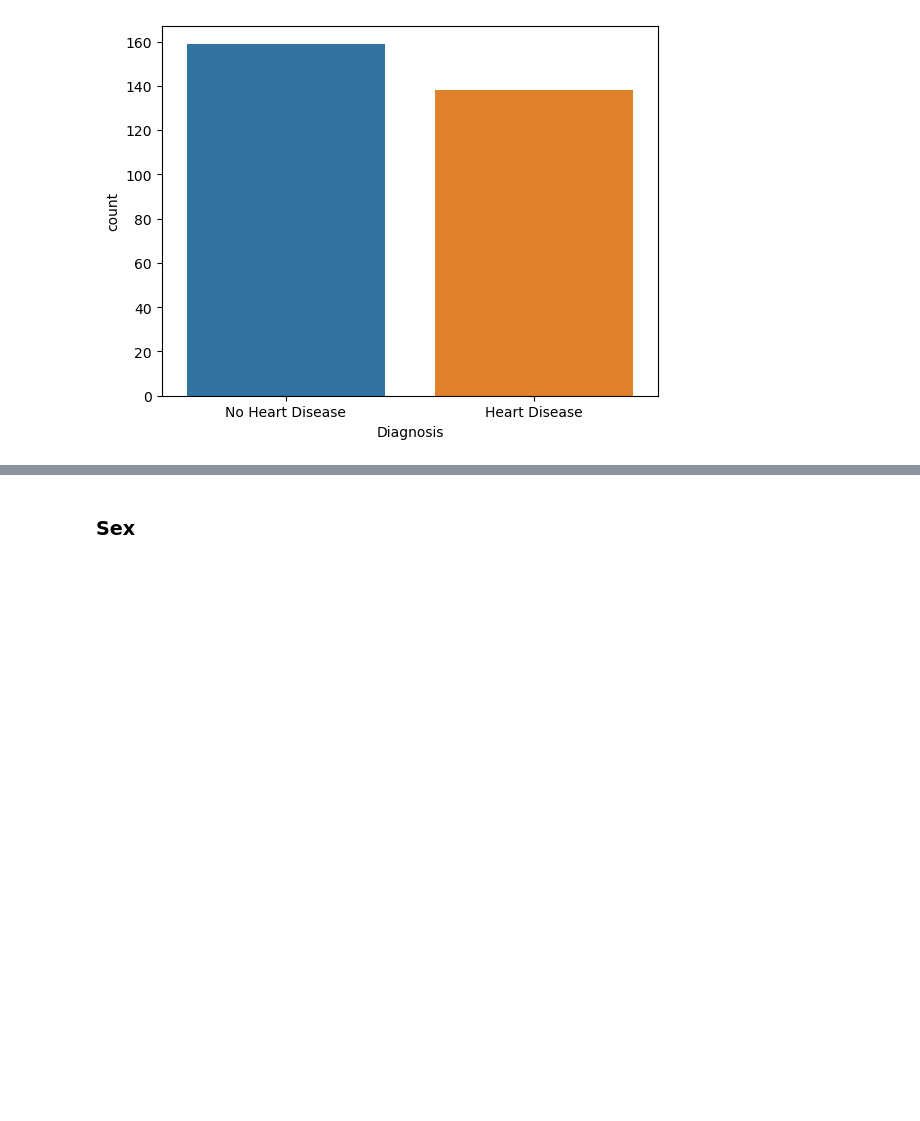
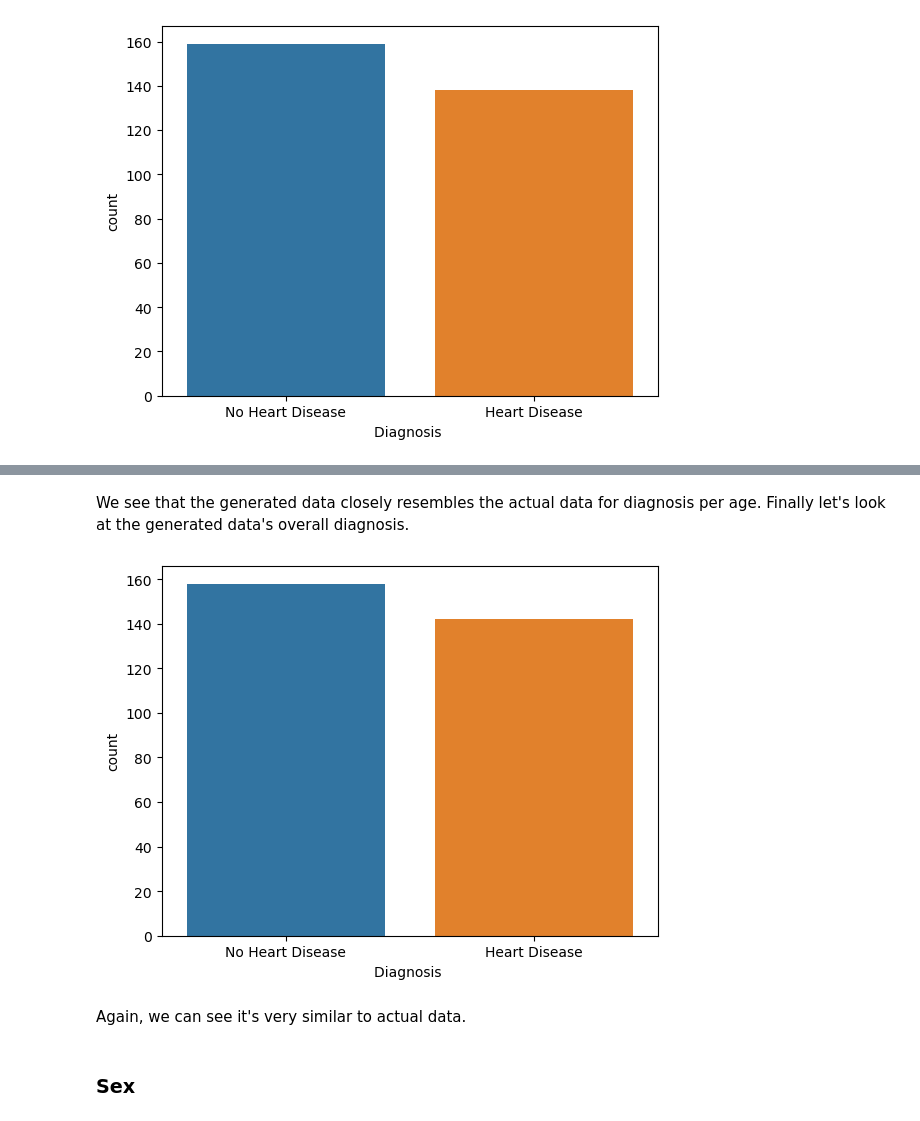
Before and after one commit to frankquinn89/PROGRAMMING_FOR_DATA_ANALYSIS, a Jupyter notebook: project.ipynb, the cells around one changed output, grey strips where cells are left out. Saved outputs shown, nothing was run; the diff lists cells and outputs as text; code cells hidden in the pictures; blank space fills up the shorter version.

```diff
--- a/project.ipynb
+++ b/project.ipynb
@@ -112,15 +112,15 @@ Now, let's try to generate a normal age distribution. Earlier we looked at the s
 # Set a seed to ensure consistency in generating data
 np.random.seed(6)
 
-gen_age = pd.DataFrame(columns=['age'])
+gen_data = pd.DataFrame(columns=['age','diagnosis'])
 
 # We will generate 300 data points which is similar total to existing dataset
 generate_age = np.random.normal(55,9,300)
 
 # we want to round age for plotting
-gen_age['age'] = generate_age.round(0)
+gen_data['age'] = generate_age.round(0)
 
-sb.displot(gen_age['age'])
+sb.displot(gen_data['age'])
 mplot.title("Distrubution of Generated Age")
 mplot.show()
 # %% [output]
@@ -144,3 +235,17 @@ mplot.show()
+# %% [markdown]
+We see that the generated data closely resembles the actual data for diagnosis per age. Finally let's look at the generated data's overall diagnosis.
+# %%
+sb.countplot(gen_data['diagnosis'])
+mplot.xlabel("Diagnosis ")
+bars = ('No Heart Disease', 'Heart Disease')
+y_position = np.arange(len(bars))
+mplot.xticks(y_position, bars)
+
+mplot.show()
+# %% [output]
+[figure, added]
+# %% [markdown]
+Again, we can see it's very similar to actual data.
 # %% [markdown]
 ### Sex
 # %%
```
Also changed, not shown: parts of 10 cells of this notebook.
